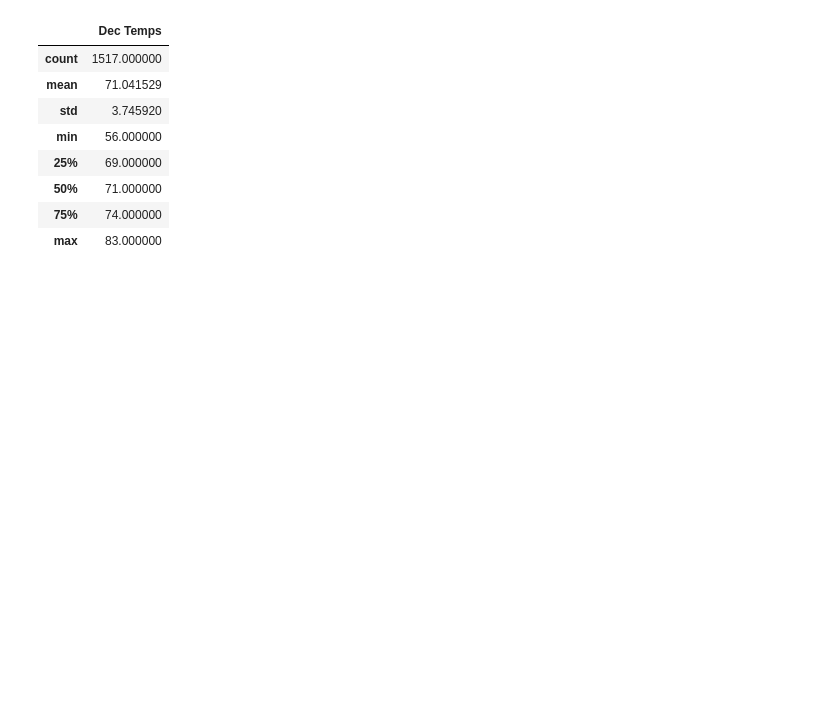
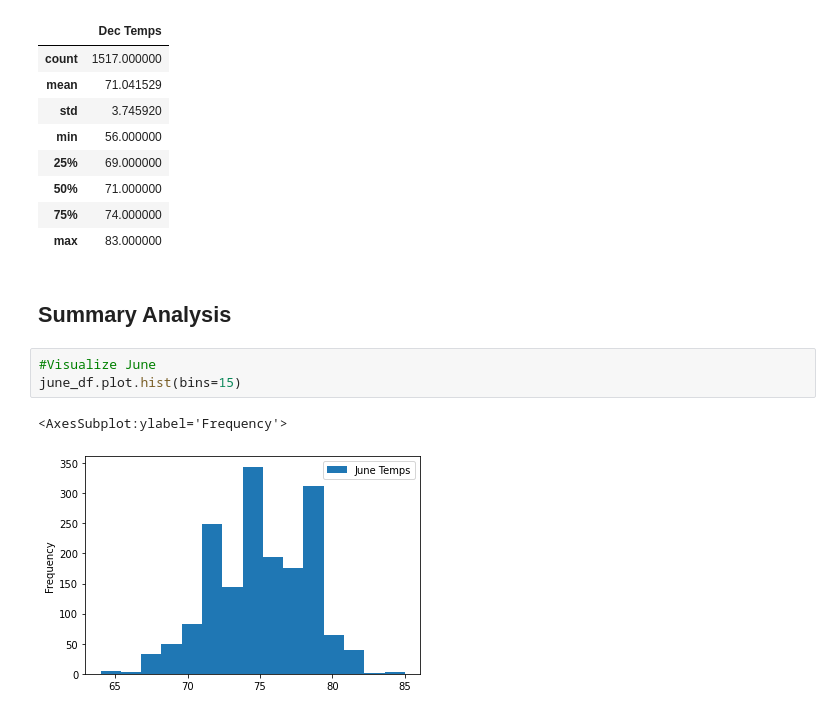
Before and after one commit to DevinJaxues/surfs_up, a Jupyter notebook: SurfsUp_Challenge.ipynb, the cells around one changed output. Cells and saved outputs as stored; diff of their text form; blank space fills up the shorter version.

Commit message:
Summary Queries Push

```diff
--- a/SurfsUp_Challenge.ipynb
+++ b/SurfsUp_Challenge.ipynb
@@ -122,3 +123,11 @@ max      83.000000
 | 50% | 71.000000 |
 | 75% | 74.000000 |
 | max | 83.000000 |
+# %% [markdown]
+## Summary Analysis
+# %%
+#Visualize June
+june_df.plot.hist(bins=15)
+# %% [output]
+<AxesSubplot:ylabel='Frequency'>
+[figure, added]
```
Also changed, not shown: parts of 2 cells of this notebook.
